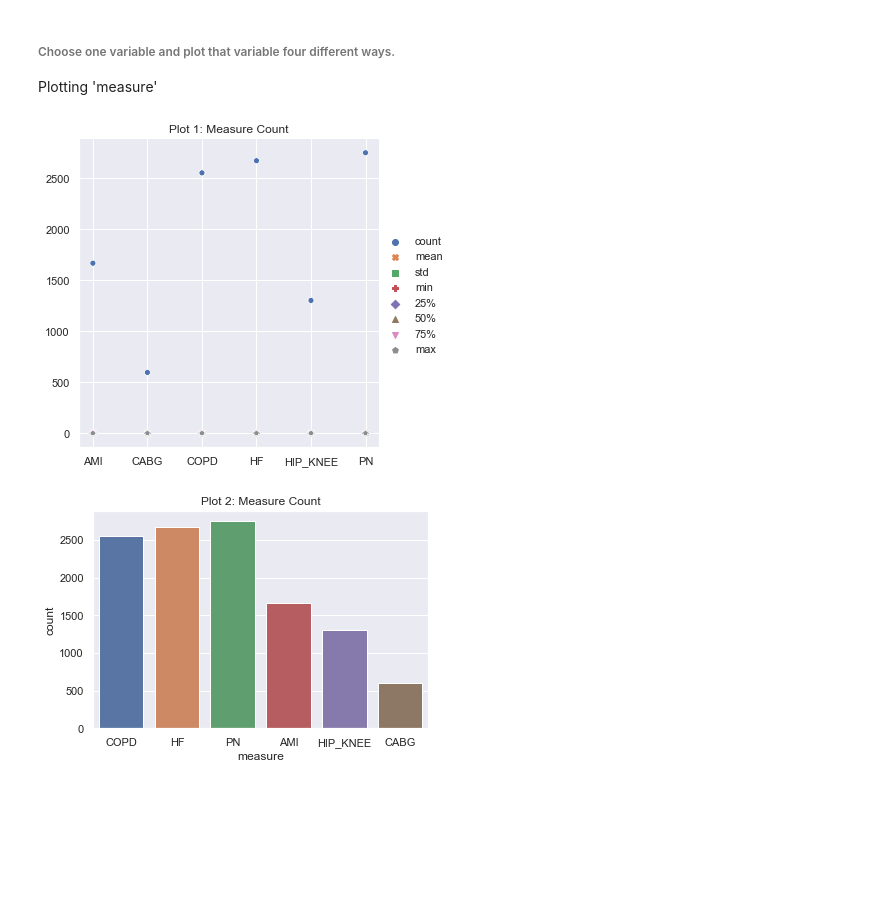
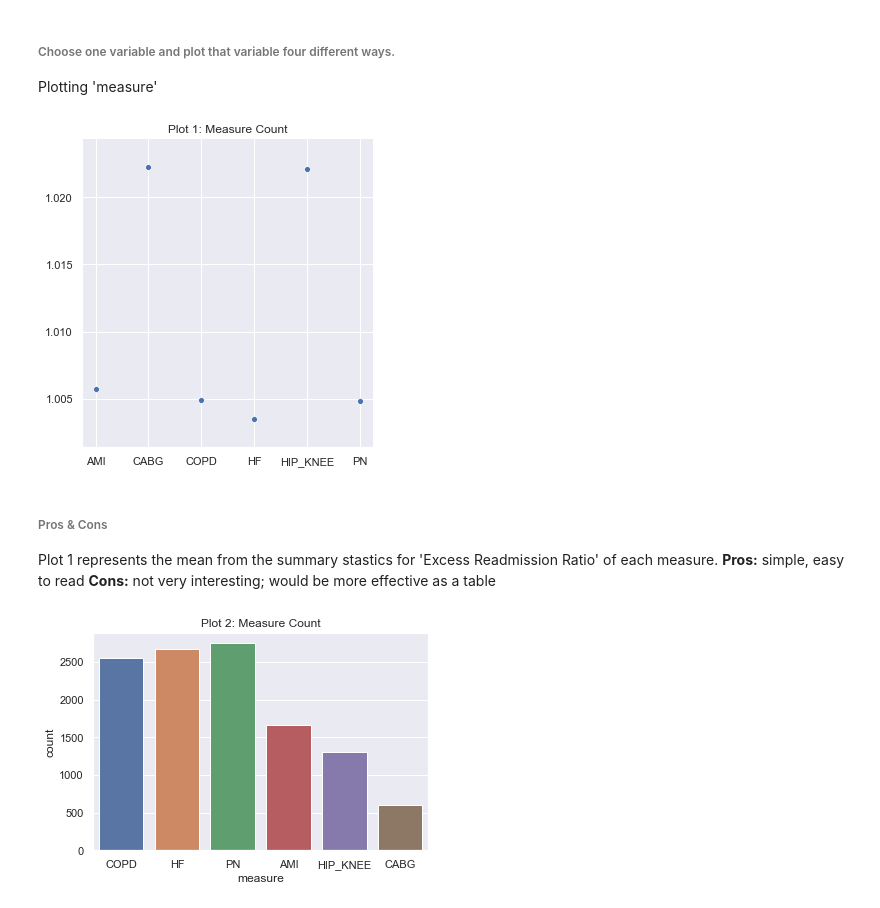
Before and after one commit to kathieking/Thinkful, a Jupyter notebook: check12_2_part1.ipynb, the cells around one changed output. Drawn from its saved outputs; the diff is of its cells as text; code cells hidden in the pictures; blank space fills up the shorter version.

```diff
--- a/check12_2_part1.ipynb
+++ b/check12_2_part1.ipynb
@@ -113,11 +113,16 @@ df_readmin.groupby('Measure Name')['Excess Readmission Ratio'].describe()
 Plotting 'measure'
 # %%
 sns.set()
-sns.relplot(data = df_readmin.groupby('measure')['Excess Readmission Ratio'].describe())
+sns.relplot(data = df_readmin.groupby('measure')['Excess Readmission Ratio'].mean())
 plt.title('Plot 1: Measure Count')
 plt.show()
 # %% [output]
-[figure, old version]
+[figure, new version]
+# %% [markdown]
+###### Pros & Cons
+Plot 1 represents the mean from the summary stastics for 'Excess Readmission Ratio' of each measure.
+**Pros:** simple, easy to read
+**Cons:** not very interesting; would be more effective as a table
 # %%
 sns.set()
 sns.countplot(x = 'measure', data = df_readmin)
```
Also changed, not shown: parts of 30 cells of this notebook.
